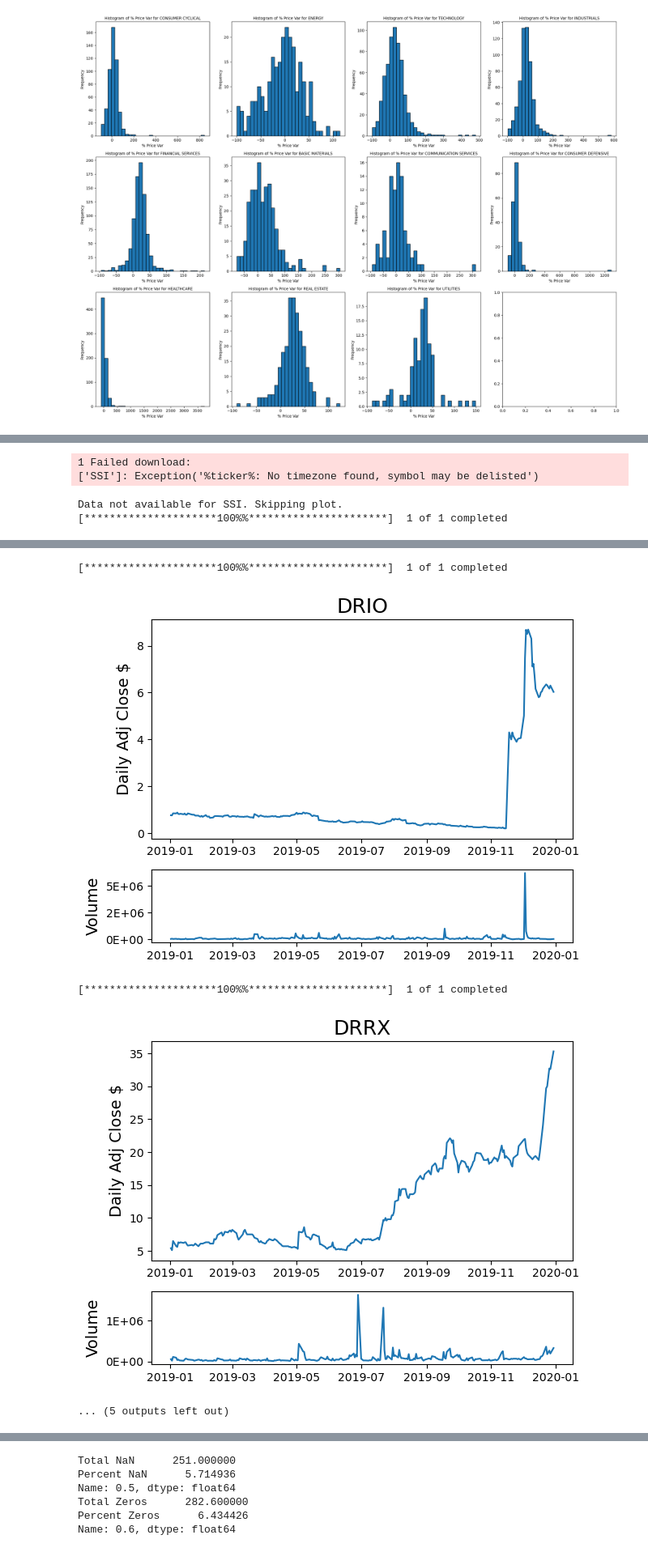
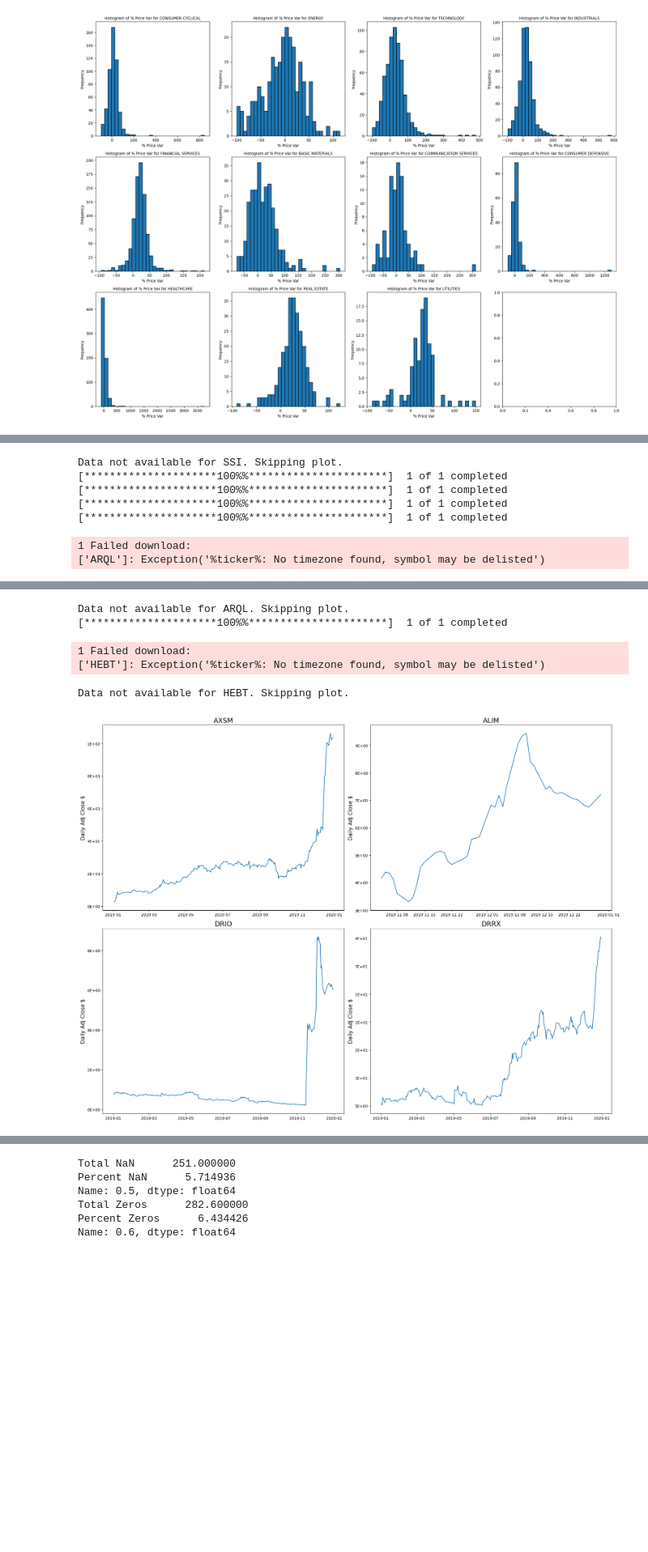
Before and after one commit to hamzehbhamdan/AC209a-Project, a Jupyter notebook: financial_indicators_project.ipynb, the cells around one changed output, grey strips where cells are left out. Shown at 81% size. Cells and saved outputs as stored; diff of their text form; code cells hidden in the pictures; blank space fills up the shorter version.

```diff
--- a/financial_indicators_project.ipynb
+++ b/financial_indicators_project.ipynb
@@ -196,7 +230,12 @@ date_start = '2019-01-01'
 date_end = '2019-12-31'
 tickers = top_gainers.index.values.tolist()
 
-for ticker in tickers:
+# Create a 2x2 grid for the subplots
+fig, axs = plt.subplots(2, 2, figsize=(20, 15))
+axs = axs.ravel()
+
+j = 0
+for i, ticker in enumerate(tickers):
     try:
 
         yfin.pdr_override()
@@ -206,23 +245,20 @@ for ticker in tickers:
         # Check if data download was successful
         if not daily_price.empty:
             # Plot prices with volume
-            fig, (ax0, ax1) = plt.subplots(2, 1, gridspec_kw={'height_ratios': [3, 1]})
+            axs[j].plot(daily_price['Adj Close'])
+            axs[j].set_title(ticker, fontsize=18)
+            axs[j].set_ylabel('Daily Adj Close $', fontsize=14)
+            axs[j].yaxis.set_major_formatter(matplotlib.ticker.StrMethodFormatter('{x:.0E}'))
+            j += 1
 
-            ax0.plot(daily_price['Adj Close'])
-            ax0.set_title(ticker, fontsize=18)
-            ax0.set_ylabel('Daily Adj Close $', fontsize=14)
-            ax1.plot(daily_price['Volume'])
-            ax1.set_ylabel('Volume', fontsize=14)
-            ax1.yaxis.set_major_formatter(matplotlib.ticker.StrMethodFormatter('{x:.0E}'))
-
-            fig.align_ylabels(ax1)
-            fig.tight_layout()
-            plt.show()
         else:
             print(f"Data not available for {ticker}. Skipping plot.")
 
     except Exception as e:
         print(f"Error fetching data for {ticker}: {e}")
+
+fig.tight_layout()
+plt.show()
 # %% [output]
 8 STOCKS with more than 500% gain.
 [*********************100%%**********************]  1 of 1 completed
@@ -235,4 +272,7 @@ Data not available for ANFI. Skipping plot.
-1 Failed download:
-['SSI']: Exception('%ticker%: No timezone found, symbol may be delisted')
+Data not available for SSI. Skipping plot.
+[*********************100%%**********************]  1 of 1 completed
+[*********************100%%**********************]  1 of 1 completed
+[*********************100%%**********************]  1 of 1 completed
+[*********************100%%**********************]  1 of 1 completed
-Data not available for SSI. Skipping plot.
-[*********************100%%**********************]  1 of 1 completed
+1 Failed download:
+['ARQL']: Exception('%ticker%: No timezone found, symbol may be delisted')
@@ -240,8 +279,9 @@ Data not available for SSI. Skipping plot.
+Data not available for ARQL. Skipping plot.
 [*********************100%%**********************]  1 of 1 completed
-[figure, removed]
-[*********************100%%**********************]  1 of 1 completed
+1 Failed download:
+['HEBT']: Exception('%ticker%: No timezone found, symbol may be delisted')
-[figure, removed]
-... (5 outputs left out)
+Data not available for HEBT. Skipping plot.
+[figure, new version]
 # %%
 delisted_stocks = ['ANFI', 'SSI', 'ARQL', 'HEBT']
 df_ = df_.drop(delisted_stocks + ['DRIO'], errors='ignore')
```
Also changed, not shown: parts of 23 cells of this notebook.
